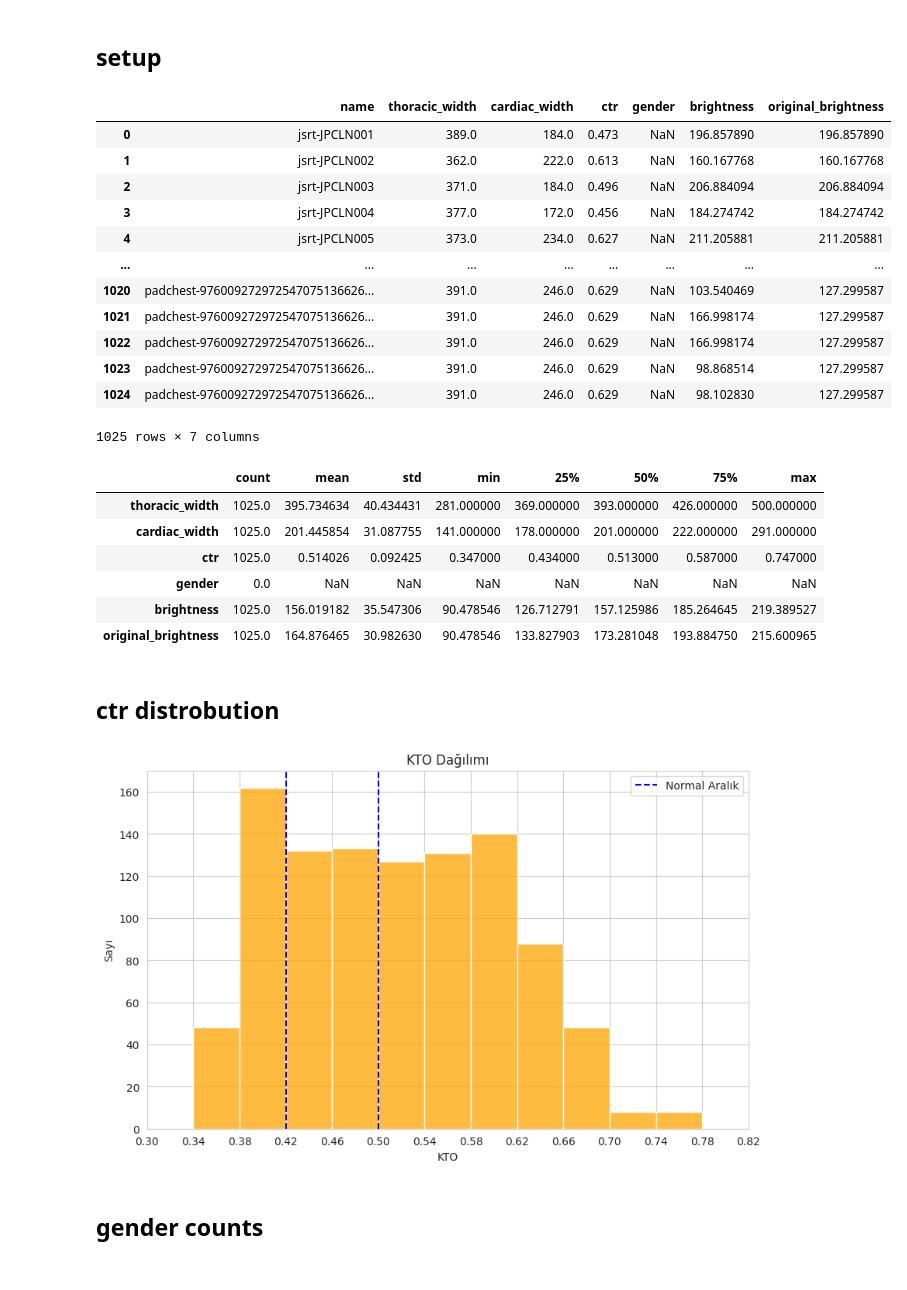
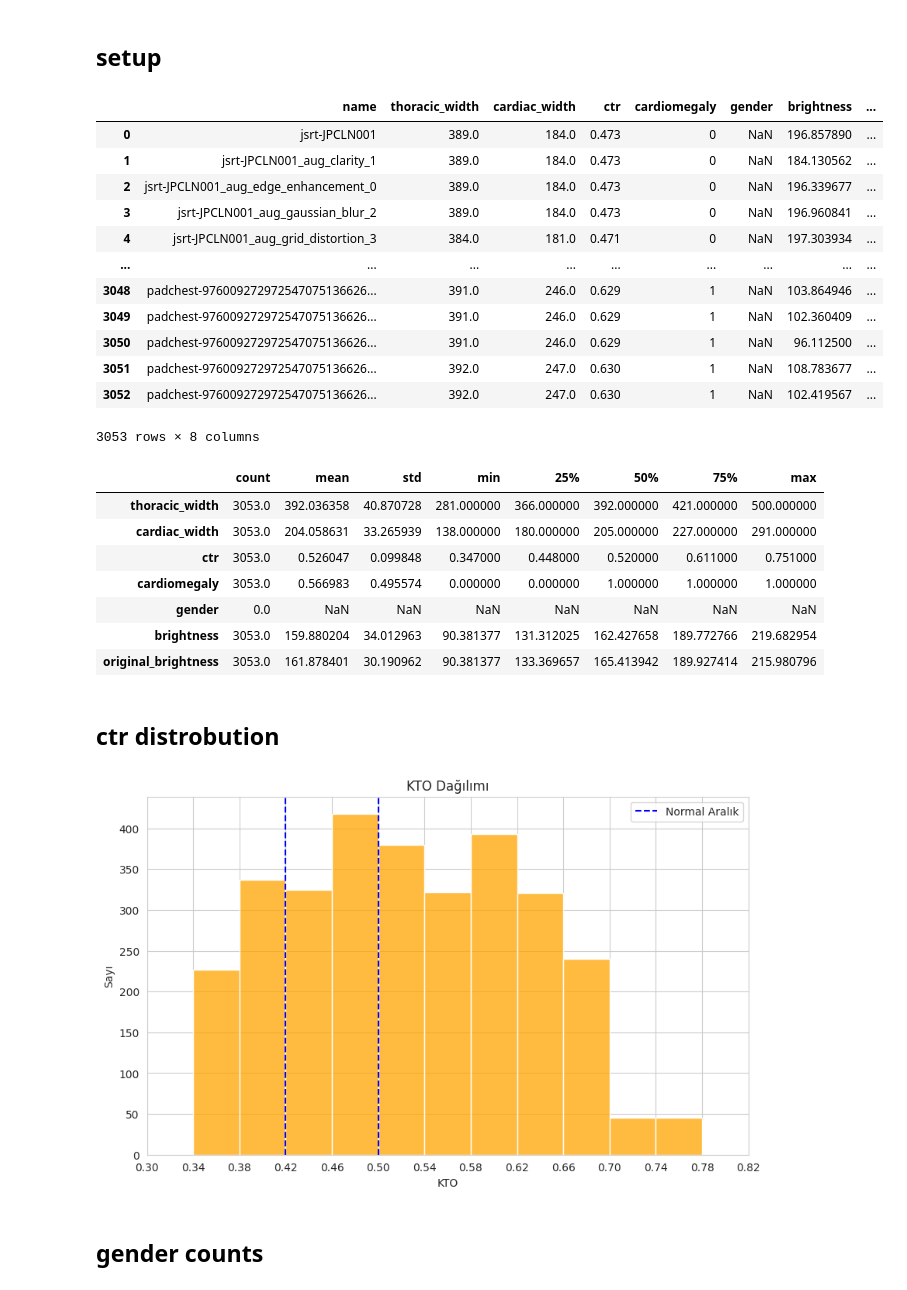
Before and after one commit to meyupy/teknofest25-syz, a Jupyter notebook: cto calculation/data_analysis.ipynb, the cells around one changed output. Cells and saved outputs as stored; diff of their text form; code cells hidden in the pictures.

```diff
--- a/cto calculation/data_analysis.ipynb
+++ b/cto calculation/data_analysis.ipynb
@@ -6,32 +6,33 @@ import pandas as pd
 import matplotlib.pyplot as plt
 import seaborn as sns
 # %%
-df = pd.read_csv("./data/all-heart/augmented_data.csv")
+df = pd.read_csv("./data/heart/heart_augmented_traditional_brightness_data.csv")
 df
 # %% [output]
-|  | name | thoracic_width | cardiac_width | ctr | gender | brightness | original_brightness |
-| 0 | jsrt-JPCLN001 | 389.0 | 184.0 | 0.473 | NaN | 196.857890 | 196.857890 |
-| 1 | jsrt-JPCLN002 | 362.0 | 222.0 | 0.613 | NaN | 160.167768 | 160.167768 |
-| 2 | jsrt-JPCLN003 | 371.0 | 184.0 | 0.496 | NaN | 206.884094 | 206.884094 |
-| 3 | jsrt-JPCLN004 | 377.0 | 172.0 | 0.456 | NaN | 184.274742 | 184.274742 |
-| 4 | jsrt-JPCLN005 | 373.0 | 234.0 | 0.627 | NaN | 211.205881 | 211.205881 |
-| ... | ... | ... | ... | ... | ... | ... | ... |
-| 1020 | padchest-976009272972547075136626... | 391.0 | 246.0 | 0.629 | NaN | 103.540469 | 127.299587 |
-| 1021 | padchest-976009272972547075136626... | 391.0 | 246.0 | 0.629 | NaN | 166.998174 | 127.299587 |
-| 1022 | padchest-976009272972547075136626... | 391.0 | 246.0 | 0.629 | NaN | 166.998174 | 127.299587 |
-| 1023 | padchest-976009272972547075136626... | 391.0 | 246.0 | 0.629 | NaN | 98.868514 | 127.299587 |
-| 1024 | padchest-976009272972547075136626... | 391.0 | 246.0 | 0.629 | NaN | 98.102830 | 127.299587 |
+|  | name | thoracic_width | cardiac_width | ctr | cardiomegaly | gender | brightness | ... |
+| 0 | jsrt-JPCLN001 | 389.0 | 184.0 | 0.473 | 0 | NaN | 196.857890 | ... |
+| 1 | jsrt-JPCLN001_aug_clarity_1 | 389.0 | 184.0 | 0.473 | 0 | NaN | 184.130562 | ... |
+| 2 | jsrt-JPCLN001_aug_edge_enhancement_0 | 389.0 | 184.0 | 0.473 | 0 | NaN | 196.339677 | ... |
+| 3 | jsrt-JPCLN001_aug_gaussian_blur_2 | 389.0 | 184.0 | 0.473 | 0 | NaN | 196.960841 | ... |
+| 4 | jsrt-JPCLN001_aug_grid_distortion_3 | 384.0 | 181.0 | 0.471 | 0 | NaN | 197.303934 | ... |
+| ... | ... | ... | ... | ... | ... | ... | ... | ... |
+| 3048 | padchest-976009272972547075136626... | 391.0 | 246.0 | 0.629 | 1 | NaN | 103.864946 | ... |
+| 3049 | padchest-976009272972547075136626... | 391.0 | 246.0 | 0.629 | 1 | NaN | 102.360409 | ... |
+| 3050 | padchest-976009272972547075136626... | 391.0 | 246.0 | 0.629 | 1 | NaN | 96.112500 | ... |
+| 3051 | padchest-976009272972547075136626... | 392.0 | 247.0 | 0.630 | 1 | NaN | 108.783677 | ... |
+| 3052 | padchest-976009272972547075136626... | 392.0 | 247.0 | 0.630 | 1 | NaN | 102.419567 | ... |
-1025 rows × 7 columns
+3053 rows × 8 columns
 # %%
 df.describe().T
 # %% [output]
 |  | count | mean | std | min | 25% | 50% | 75% | max |
-| thoracic_width | 1025.0 | 395.734634 | 40.434431 | 281.000000 | 369.000000 | 393.000000 | 426.000000 | 500.000000 |
-| cardiac_width | 1025.0 | 201.445854 | 31.087755 | 141.000000 | 178.000000 | 201.000000 | 222.000000 | 291.000000 |
-| ctr | 1025.0 | 0.514026 | 0.092425 | 0.347000 | 0.434000 | 0.513000 | 0.587000 | 0.747000 |
+| thoracic_width | 3053.0 | 392.036358 | 40.870728 | 281.000000 | 366.000000 | 392.000000 | 421.000000 | 500.000000 |
+| cardiac_width | 3053.0 | 204.058631 | 33.265939 | 138.000000 | 180.000000 | 205.000000 | 227.000000 | 291.000000 |
+| ctr | 3053.0 | 0.526047 | 0.099848 | 0.347000 | 0.448000 | 0.520000 | 0.611000 | 0.751000 |
+| cardiomegaly | 3053.0 | 0.566983 | 0.495574 | 0.000000 | 0.000000 | 1.000000 | 1.000000 | 1.000000 |
 | gender | 0.0 | NaN | NaN | NaN | NaN | NaN | NaN | NaN |
-| brightness | 1025.0 | 156.019182 | 35.547306 | 90.478546 | 126.712791 | 157.125986 | 185.264645 | 219.389527 |
-| original_brightness | 1025.0 | 164.876465 | 30.982630 | 90.478546 | 133.827903 | 173.281048 | 193.884750 | 215.600965 |
+| brightness | 3053.0 | 159.880204 | 34.012963 | 90.381377 | 131.312025 | 162.427658 | 189.772766 | 219.682954 |
+| original_brightness | 3053.0 | 161.878401 | 30.190962 | 90.381377 | 133.369657 | 165.413942 | 189.927414 | 215.980796 |
 # %% [markdown]
 ## ctr distrobution
 # %%
@@ -66,7 +67,7 @@ def plot_ctr_histogram(df, range_step, xlim=(0,1), show_normal_range=True):
 # %%
 plot_ctr_histogram(df, 0.04, xlim=(0.30,0.82), show_normal_range=True)
 # %% [output]
-[figure, old version]
+[figure, new version]
 # %% [markdown]
 ## gender counts
 # %%
```
Also changed, not shown: parts of 2 cells of this notebook, 5 other files.
